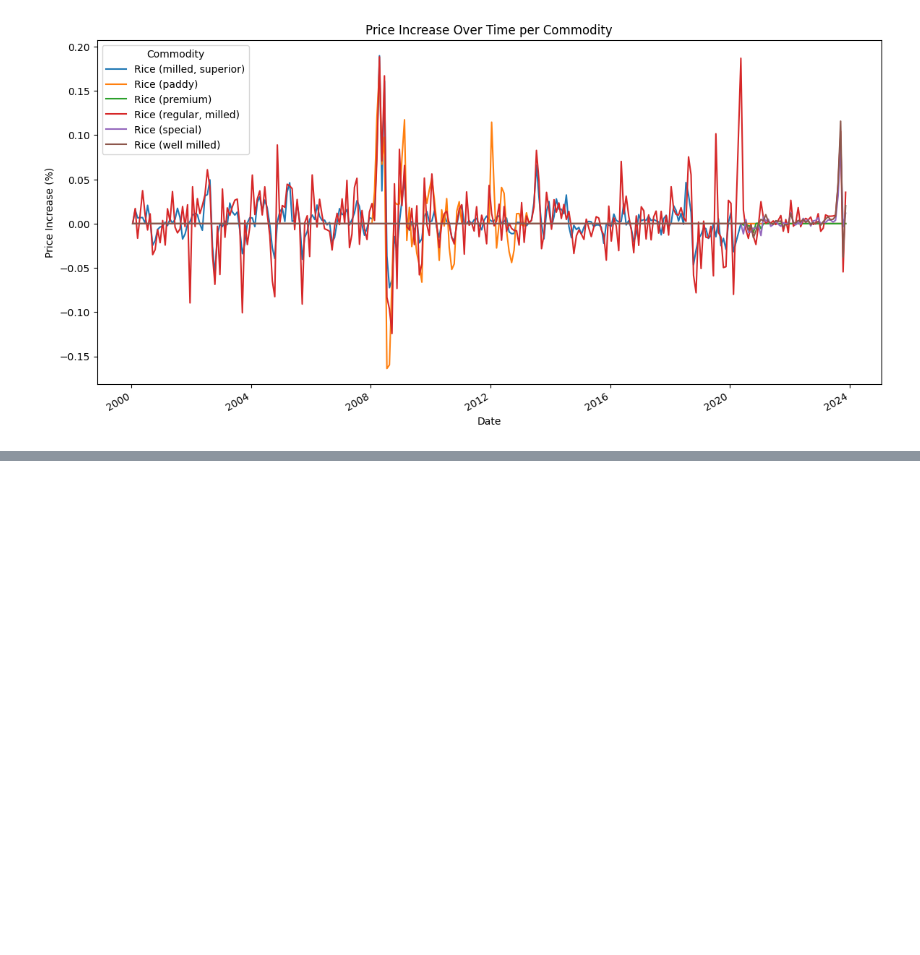
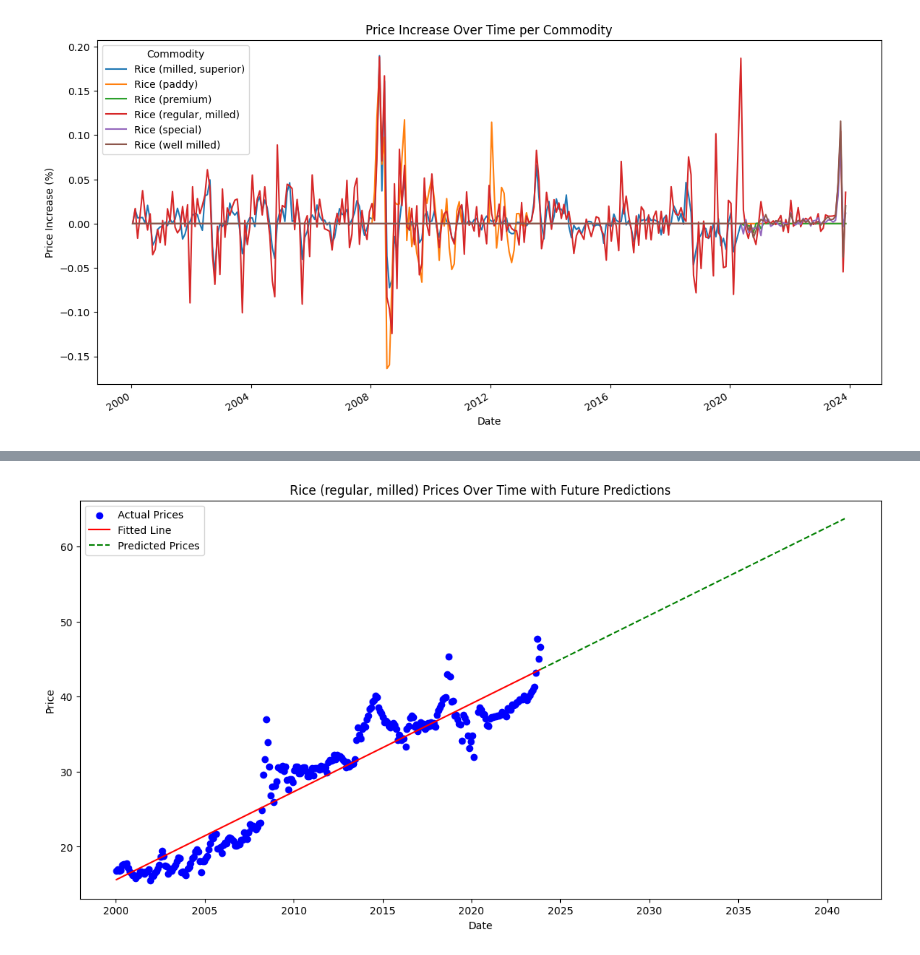
Before and after one commit to jkcte/food-data-philippines-2000-2023-per-day, a Jupyter notebook: foodDataInformation.ipynb, the cells around one changed output, grey strips where cells are left out. Drawn from its saved outputs; the diff is of its cells as text; code cells hidden in the pictures; blank space fills up the shorter version.

```diff
--- a/foodDataInformation.ipynb
+++ b/foodDataInformation.ipynb
@@ -139,0 +151,18 @@ AttributeError: `np.float_` was removed in the NumPy 2.0 release. Use `np.float6
+# %%
+# Predict prices until 2040
+future_dates = pd.date_range(start=rice_prices.index[-1], end='2040-12-31', freq='M')
+future_X = np.array((future_dates - rice_prices.index[0]).days).reshape(-1, 1)
+future_y_pred = model.predict(future_X)
+
+# Plot the future predictions
+plt.figure(figsize=(14, 7))
+plt.scatter(rice_prices.index, rice_prices['Rice (regular, milled)'], color='blue', label='Actual Prices')
+plt.plot(rice_prices.index, model.predict(np.array((rice_prices.index - rice_prices.index[0]).days).reshape(-1, 1)), color='red', label='Fitted Line')
+plt.plot(future_dates, future_y_pred, color='green', linestyle='--', label='Predicted Prices')
+plt.title('Rice (regular, milled) Prices Over Time with Future Predictions')
+plt.xlabel('Date')
+plt.ylabel('Price')
+plt.legend()
+plt.show()
+# %% [output]
+[figure, added]
```
Also changed, not shown: parts of 3 cells of this notebook, 12 other files.
